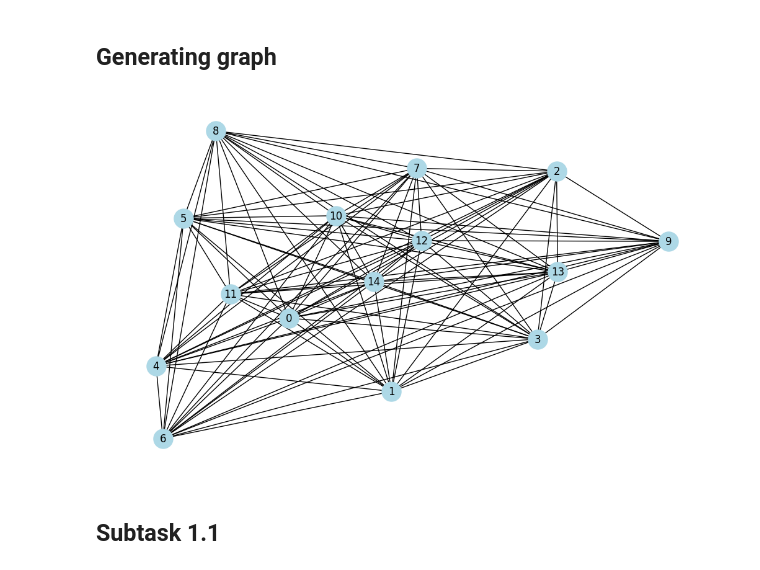
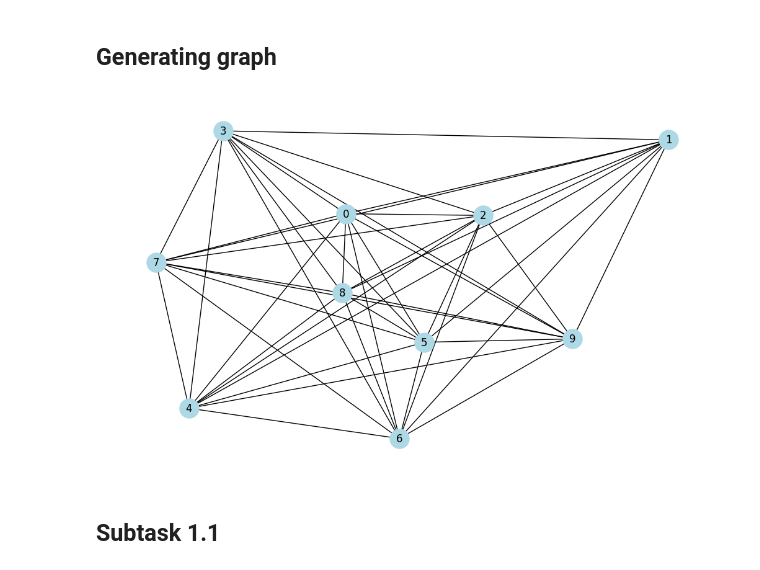
Before and after one commit to Luzefik/lab_1_discrete-math, a Jupyter notebook: Lab1_trees.ipynb, the cells around one changed output. Saved outputs shown, nothing was run; the diff lists cells and outputs as text; code cells hidden in the pictures.

```diff
--- a/Lab1_trees.ipynb
+++ b/Lab1_trees.ipynb
@@ -79,9 +79,9 @@ def gnp_random_connected_graph(num_of_nodes: int,
 
     return G
 # %%
-G = gnp_random_connected_graph(15, 1, False, True)
+G = gnp_random_connected_graph(10, 1, False, True)
 # %% [output]
-[figure, old version]
+[figure, new version]
 # %% [markdown]
 ## Subtask 1.1
 # %% [markdown]
```
Also changed, not shown: parts of 27 cells of this notebook.
